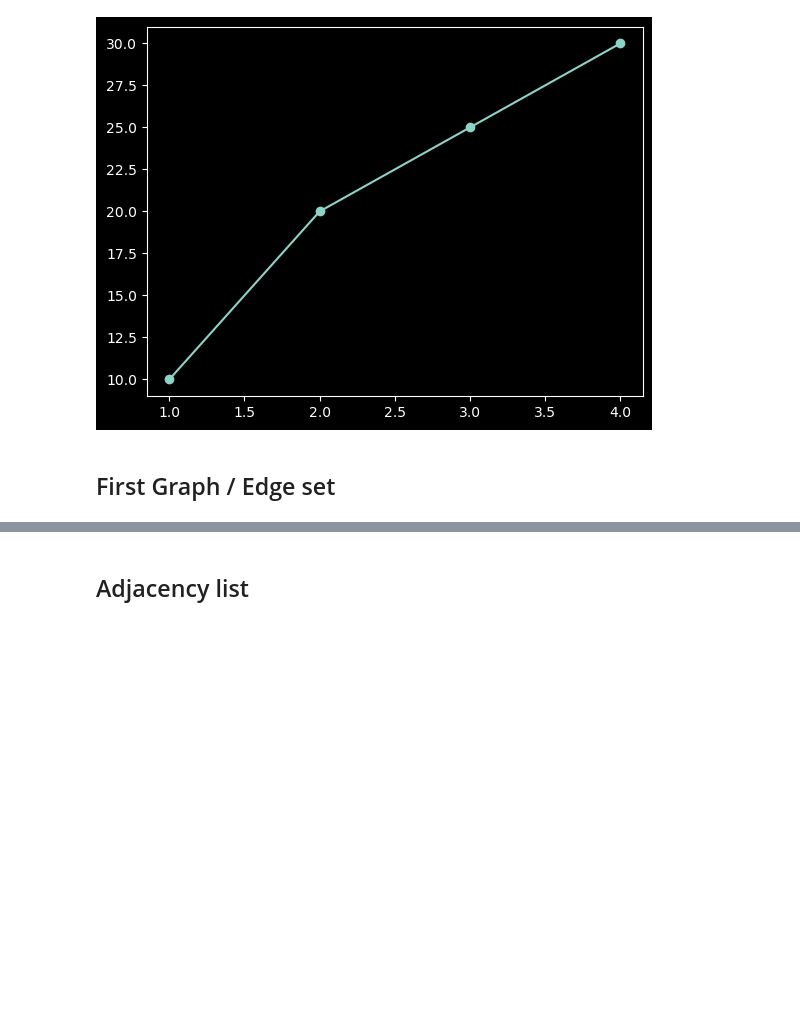
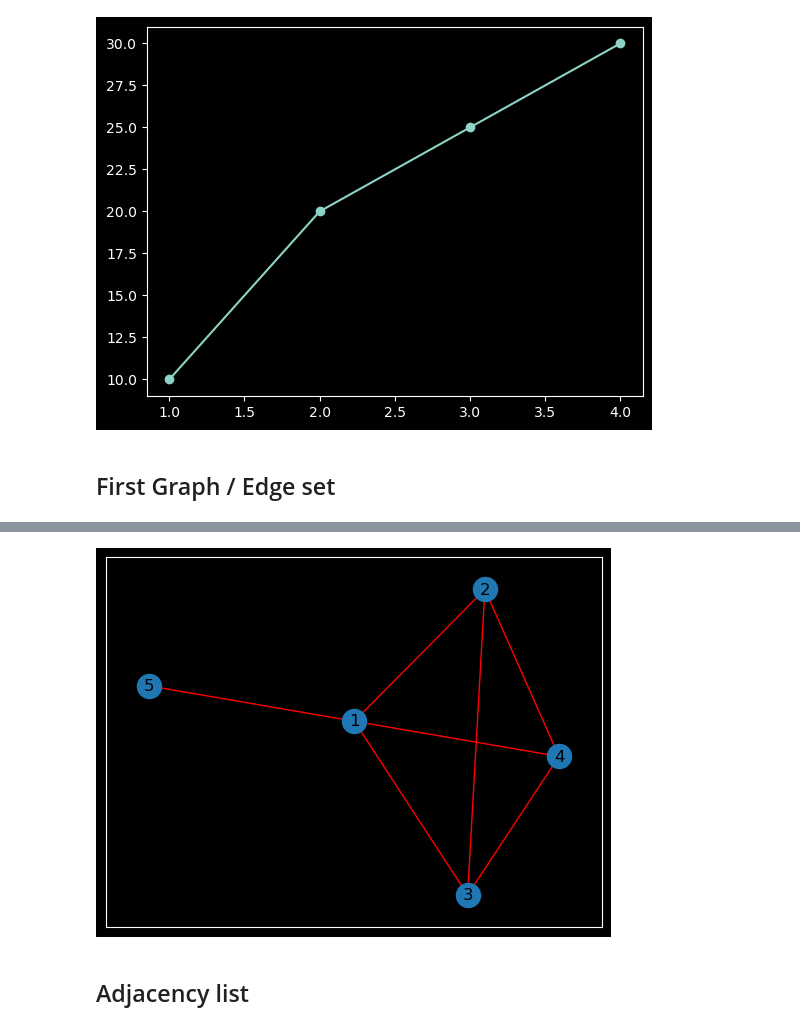
Before and after one commit to francoisbonnard/Math, a Jupyter notebook: graph/networkx.ipynb, the cells around one changed output, grey strips where cells are left out. Cells and saved outputs as stored; diff of their text form; code cells hidden in the pictures; blank space fills up the shorter version.

```diff
--- a/graph/networkx.ipynb
+++ b/graph/networkx.ipynb
@@ -33,3 +33,9 @@ plt.show()
+# %%
+H=nx.from_edgelist(L2)
+nx.draw_networkx(H,edge_color='red')
+plt.show()
+# %% [output]
+[figure, added]
 # %% [markdown]
 ## Adjacency list
 # %%
```
Also changed, not shown: parts of 8 cells of this notebook, 9 other files.
